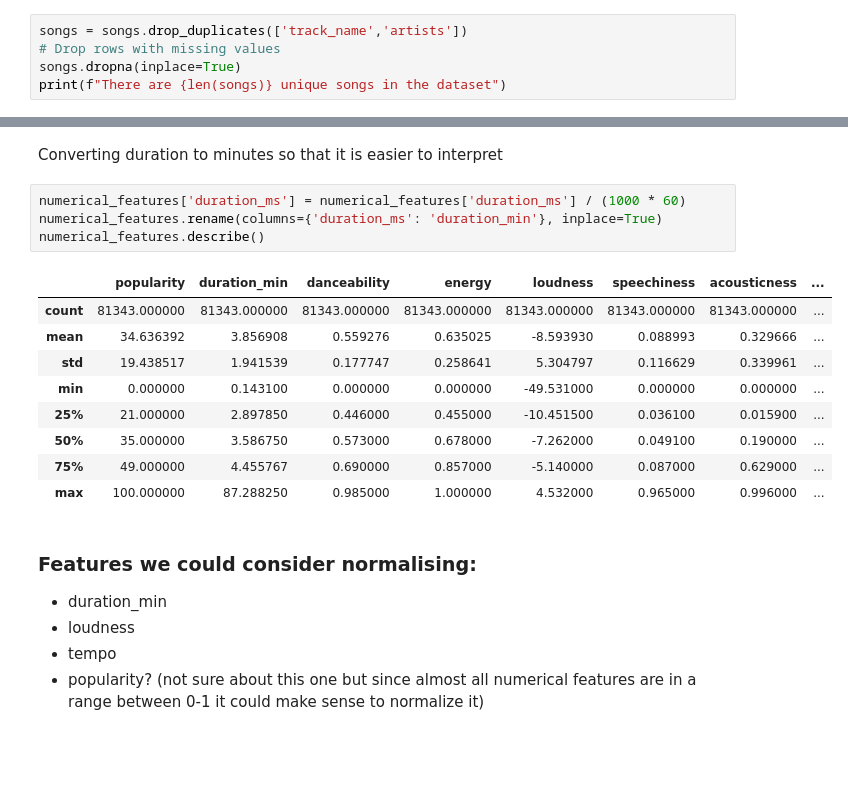
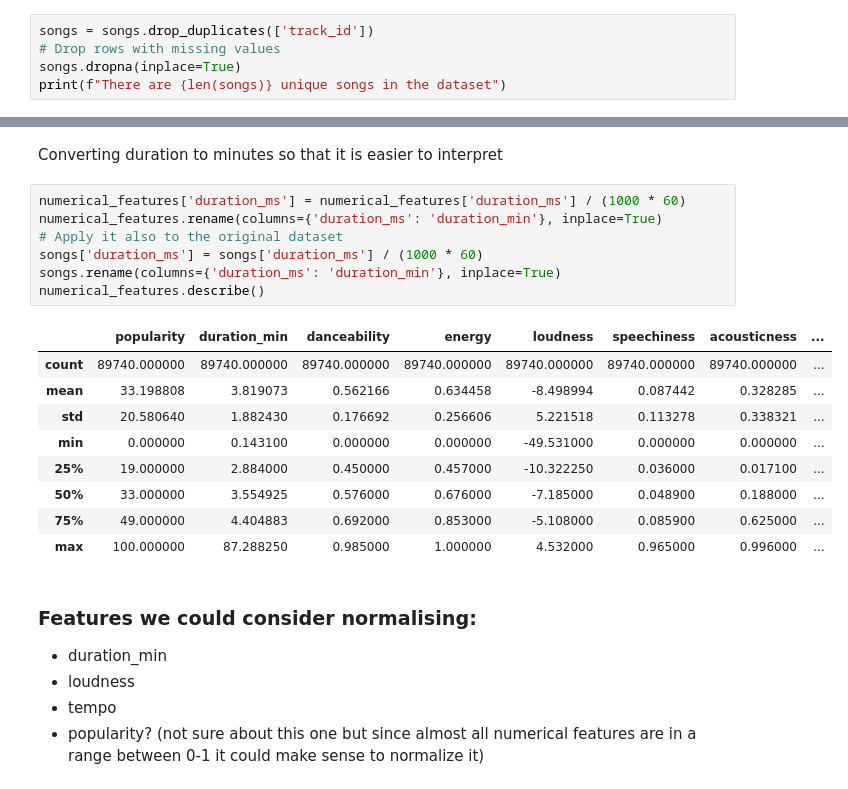
Before and after one commit to liza-no/IE500_Data_Mining_Project, a Jupyter notebook: data-exploration.ipynb, the cells around one changed output, grey strips where cells are left out. Cells and saved outputs as stored; diff of their text form; blank space fills up the shorter version.

```diff
--- a/data-exploration.ipynb
+++ b/data-exploration.ipynb
@@ -25,7 +25,7 @@ The dataset has a total of 20 features
 * Eliminate song duplicates
 * Drop columns with missing data
 # %%
-songs = songs.drop_duplicates(['track_name','artists'])
+songs = songs.drop_duplicates(['track_id'])
 # Drop rows with missing values
 songs.dropna(inplace=True)
 print(f"There are {len(songs)} unique songs in the dataset")
@@ -77,16 +77,19 @@ Converting duration to minutes so that it is easier to interpret
 # %%
 numerical_features['duration_ms'] = numerical_features['duration_ms'] / (1000 * 60)
 numerical_features.rename(columns={'duration_ms': 'duration_min'}, inplace=True)
+# Apply it also to the original dataset
+songs['duration_ms'] = songs['duration_ms'] / (1000 * 60)
+songs.rename(columns={'duration_ms': 'duration_min'}, inplace=True)
 numerical_features.describe()
 # %% [output]
 |  | popularity | duration_min | danceability | energy | loudness | speechiness | acousticness | ... |
-| count | 81343.000000 | 81343.000000 | 81343.000000 | 81343.000000 | 81343.000000 | 81343.000000 | 81343.000000 | ... |
-| mean | 34.636392 | 3.856908 | 0.559276 | 0.635025 | -8.593930 | 0.088993 | 0.329666 | ... |
-| std | 19.438517 | 1.941539 | 0.177747 | 0.258641 | 5.304797 | 0.116629 | 0.339961 | ... |
+| count | 89740.000000 | 89740.000000 | 89740.000000 | 89740.000000 | 89740.000000 | 89740.000000 | 89740.000000 | ... |
+| mean | 33.198808 | 3.819073 | 0.562166 | 0.634458 | -8.498994 | 0.087442 | 0.328285 | ... |
+| std | 20.580640 | 1.882430 | 0.176692 | 0.256606 | 5.221518 | 0.113278 | 0.338321 | ... |
 | min | 0.000000 | 0.143100 | 0.000000 | 0.000000 | -49.531000 | 0.000000 | 0.000000 | ... |
-| 25% | 21.000000 | 2.897850 | 0.446000 | 0.455000 | -10.451500 | 0.036100 | 0.015900 | ... |
-| 50% | 35.000000 | 3.586750 | 0.573000 | 0.678000 | -7.262000 | 0.049100 | 0.190000 | ... |
-| 75% | 49.000000 | 4.455767 | 0.690000 | 0.857000 | -5.140000 | 0.087000 | 0.629000 | ... |
+| 25% | 19.000000 | 2.884000 | 0.450000 | 0.457000 | -10.322250 | 0.036000 | 0.017100 | ... |
+| 50% | 33.000000 | 3.554925 | 0.576000 | 0.676000 | -7.185000 | 0.048900 | 0.188000 | ... |
+| 75% | 49.000000 | 4.404883 | 0.692000 | 0.853000 | -5.108000 | 0.085900 | 0.625000 | ... |
 | max | 100.000000 | 87.288250 | 0.985000 | 1.000000 | 4.532000 | 0.965000 | 0.996000 | ... |
 # %% [markdown]
 ### Features we could consider normalising:
```
Also changed, not shown: parts of 35 cells of this notebook.
